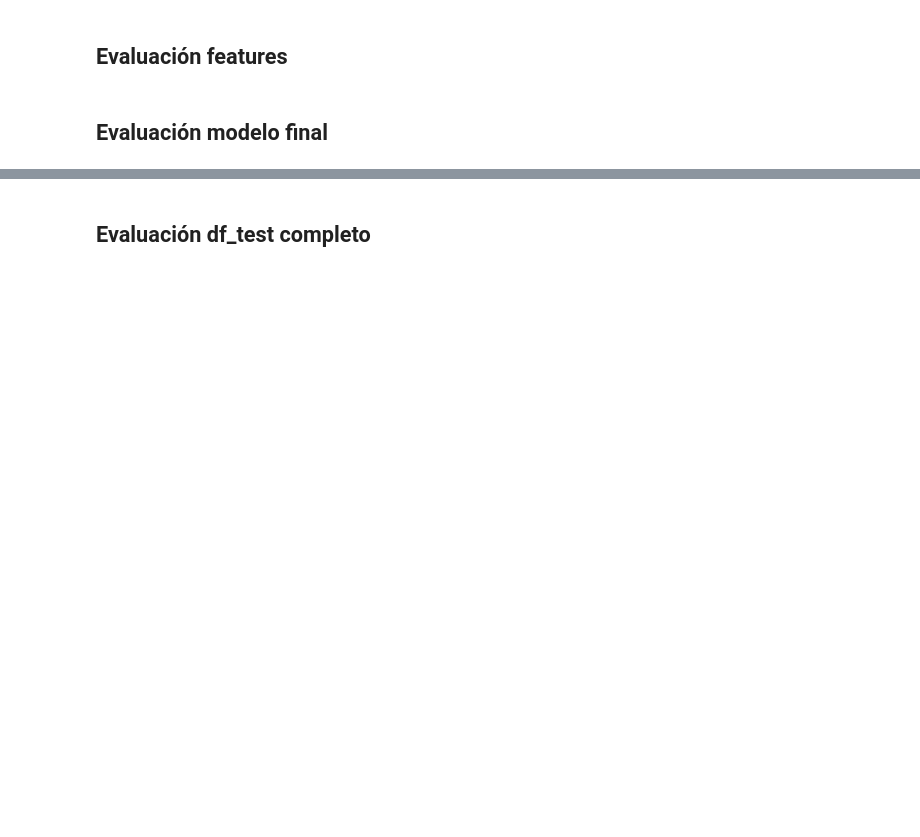
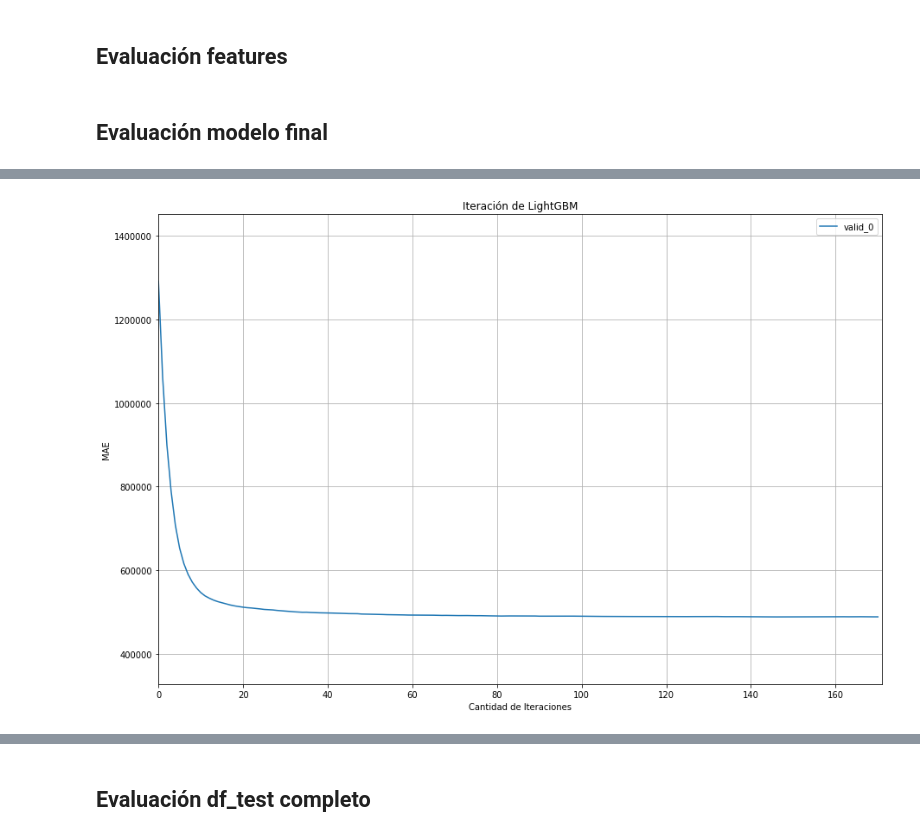
Before and after one commit to JDSanto/datos-tp2, a Jupyter notebook: LightGBM.ipynb, the cells around one changed output, grey strips where cells are left out. Saved outputs shown, nothing was run; the diff lists cells and outputs as text; code cells hidden in the pictures; blank space fills up the shorter version.

```diff
--- a/LightGBM.ipynb
+++ b/LightGBM.ipynb
@@ -6,6 +6,7 @@ from hyperopt import fmin, tpe, hp
 import ipynb.fs.full.utils as utils
 import ipynb.fs.full.features as features
 import ipynb.fs.full.features_distancias as f_distancias
+
 
 
 df_train = pd.read_csv('./data/train_filtrado.csv')
@@ -25,7 +26,7 @@ df_eval = pd.merge(df_eval, df_eval_idf, on= 'id', how= 'left')
 # df_train = utils.dolarizar_df(df_train)
 # df_train = df_train.sample(frac=1).reset_index(drop=True)
 
-df_train, df_test = utils.dividir_df_testeo(df_train, test_size=0.4)
+df_train, df_test = utils.dividir_df_testeo(df_train, test_size=0.01)
 
 df_test = features.llenar_nulls(df_test, hgb_mean=True, df_fill=df_train)
 df_train = features.llenar_nulls(df_train, hgb_mean=True)
@@ -59,6 +60,9 @@ df_test_f['fecha'] = pd.to_datetime(df_test_f['fecha']).astype(int)
 
 df_train_f = f_distancias.feature_distancias(df_train_f)
 df_test_f = f_distancias.feature_distancias(df_test_f, df_train_f)
+
+df_train_f = features.rankings(df_train_f, df_train_f)
+df_test_f = features.rankings(df_test_f, df_train_f)
 # %% [markdown]
 ## Búsqueda hiperparámetros
 # %% [markdown]
@@ -536,31 +402,24 @@ for i in [['None']] + features_remove:
 # %% [markdown]
 ## Evaluación modelo final
 # %%
+import matplotlib.pylab as plt
+
 features = ['antiguedad', 'habitaciones', 'garages', 'banos', 'metroscubiertos',
-       'metrostotales', 'lat', 'lng', 'fecha', 'piscina', 'escuelascercanas',
-       'centroscomercialescercanos', 'clustering_label', 'idf_titulo',
-       'idf_descripcion', 'peso_titulo', 'peso_descripcion',
-       'porcentaje_metros', 'diferencia_metros', 'metros_totales_normalizados',
-       'metros_cubiertos_normalizados', 'escomercial',
-       'promedio_metros_tipo_propiedad', 'promedio_metros_cub_tipo_propiedad',
+       'metrostotales', 'lat', 'lng', 'fecha', 'piscina',
+       'clustering_label', 'idf_descripcion',
+       'porcentaje_metros', 'diferencia_metros', 'promedio_metros_tipo_propiedad',
        'prop_frecuente', 'top_provincia', 'es_ciudad_centrica',
-       'promedio_metros_totales_provincia',
-       'promedio_metros_cubiertos_provincia', 'mes', 'dia', 'trimestre',
-       'dias_desde_datos', 'meses_desde_datos', 'antiguedad_bins_perc',
-       'cantidad_inquilinos', 'tam_ambientes', 'promedio_precio_provincia',
-       'promedio_precio_ciudad', 'varianza_precio_ciudad', 'count_ciudad',
-       'promedio_id_zona', 'promedio_id_zona_gen', 'varianza_id_zona',
-       'count_id_zona', 'promedio_precio_tipo_propiedad',
-       'promedio_precio_tipo_propiedad_ciudad',
-       'promedio_precio_tipo_propiedad_ciudad_gen', 'count_tipo_propiedad',
-       'count_tipo_propiedad_ciudad', 'promedio_por_mes', 'varianza_por_mes',
-       'promedio_precio_habitaciones',
+       'mes', 'trimestre', 'dias_desde_datos',
+       'tam_ambientes', 'promedio_precio_provincia',
+       'promedio_precio_ciudad', 'count_ciudad',
+       'promedio_id_zona', 'count_id_zona', 'promedio_precio_tipo_propiedad',
+       'promedio_precio_tipo_propiedad_ciudad', 'count_tipo_propiedad',
+       'count_tipo_propiedad_ciudad', 'promedio_por_mes',
        'promedio_precio_habitaciones_banos_garages',
-       'promedio_precio_banos_garages', 'promedio_precio_hbg_tipo_propiedad',
-       'lat_norm', 'lng_norm', 'promedio_precio_booleanos', 'puntaje',
+       'promedio_precio_hbg_tipo_propiedad', 'puntaje',
        'distancia_ciudad_centrica', 'distancia_centro_mexico',
-       'distancia_ciudad_cara']
-
+       'ranking_en_provincia_tipodepropiedad_precio',
+       'ranking_en_provincia_tipodepropiedad_cantidad']
 
 # params = {'bagging_fraction': 0.5,
 #  'boosting_type': 'gbdt',
@@ -571,22 +430,21 @@ features = ['antiguedad', 'habitaciones', 'garages', 'banos', 'metroscubiertos',
 #  'n_jobs': 2,
 #  'num_leaves': 200,
 #  'objective': 'regression'}
-
-params = {'bagging_fraction': 0.5,
- 'boosting_type': 'gbdt',
- 'feature_fraction': 0.9,
+params = {'boosting_type': 'gbdt',
+ 'feature_fraction': 0.8,
  'learning_rate': 0.25,
- 'max_depth': 10,
+ 'max_bin': 255,
+ 'max_depth': 15,
  'metric': 'mae',
- 'n_jobs': 2,
- 'num_leaves': 200,
- 'bagging_fraction': 0.1,
- 'bagging_freq': 0,
- 'min_data_in_leaf': 20,
- 'max_bin': 100,
+ 'min_data_in_leaf': 40,
+ 'min_split_gain': 0.7,
+ 'n_jobs': 4,
+ 'num_leaves': 300,
+ 'objective': 'regression',
  'reg_lambda': 10,
- 'min_split_gain': 0.05,
- 'objective': 'regression'}
+ 'verbose': -1,
+ 'n_estimators': 1500,
+ 'silent': True}
 
 
 x_train, x_test, y_train, y_test = utils.dividir_dataset(df_train_f, 'precio', features, test_size=0.1)
@@ -594,12 +452,28 @@ x_train, x_test, y_train, y_test = utils.dividir_dataset(df_train_f, 'precio', f
 lgb_train = lgb.Dataset(x_train, y_train)
 lgb_eval = lgb.Dataset(x_test, y_test, reference=lgb_train)
 
+
+evals_result = {}
+
 gbm = lgb.train(params,
                 lgb_train,
                 valid_sets=lgb_eval,
                 num_boost_round=500,
                 early_stopping_rounds=25,
+                evals_result=evals_result,
                 verbose_eval=1)
+
+print('Plotting metrics recorded during training...')
+ax = lgb.plot_metric(evals_result,figsize=(15,10),xlabel = 'Cantidad de Iteraciones', ylabel = 'MAE', title = 'Iteración de LightGBM', grid = True)
+plt.show()
+
+# print('Plotting 54th tree...')  # one tree use categorical feature to split
+# ax = lgb.plot_tree(gbm, tree_index=53, figsize=(15, 15), show_info=['split_gain'])
+# plt.show()
+
+# print('Plotting 54th tree with graphviz...')
+# graph = lgb.create_tree_digraph(gbm, tree_index=53, name='Tree54')
+# graph.render(view=True)
 
 y_pred_test = gbm.predict(x_test, num_iteration=gbm.best_iteration)
 y_pred_train = gbm.predict(x_train, num_iteration=gbm.best_iteration)
@@ -636,0 +513 @@ MAE LightGBM (eval): 544462.44447
+[figure, added]
```
Also changed, not shown: parts of 9 cells of this notebook, 13 other files.
